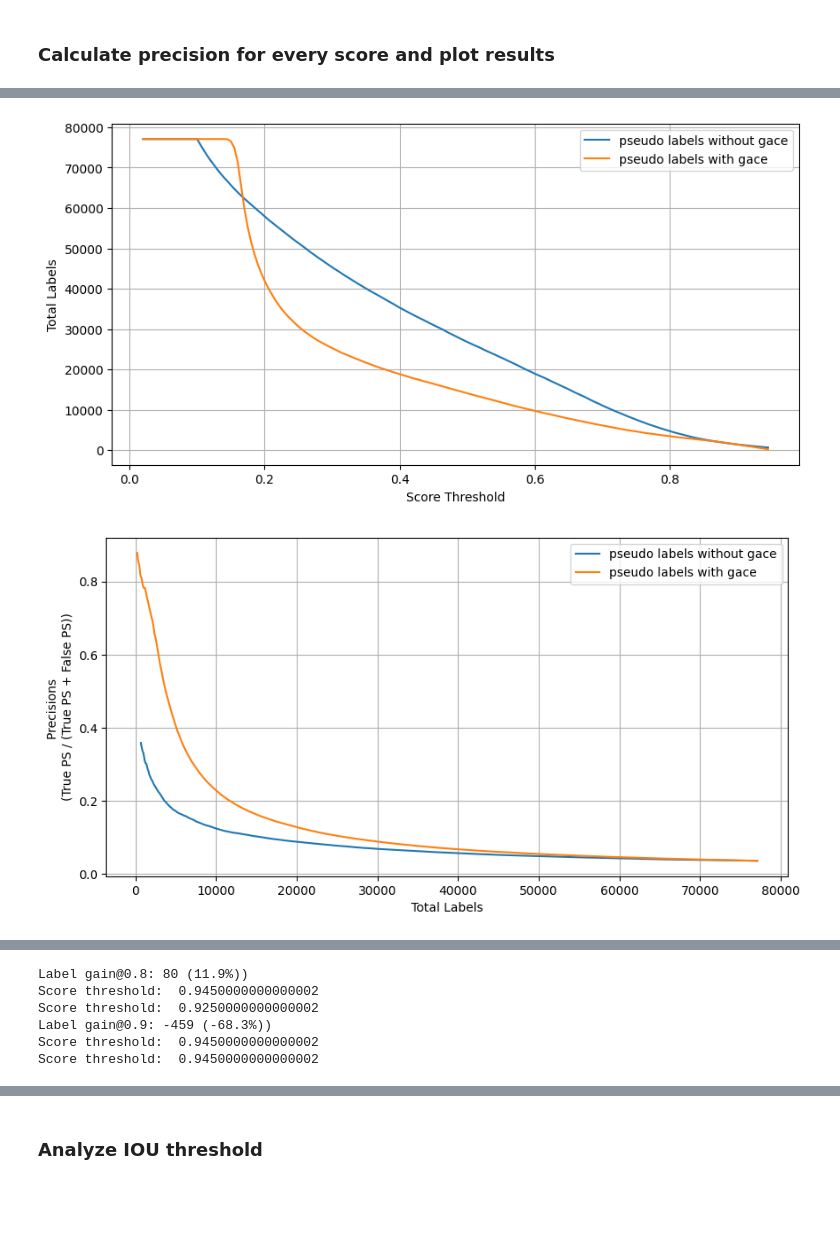
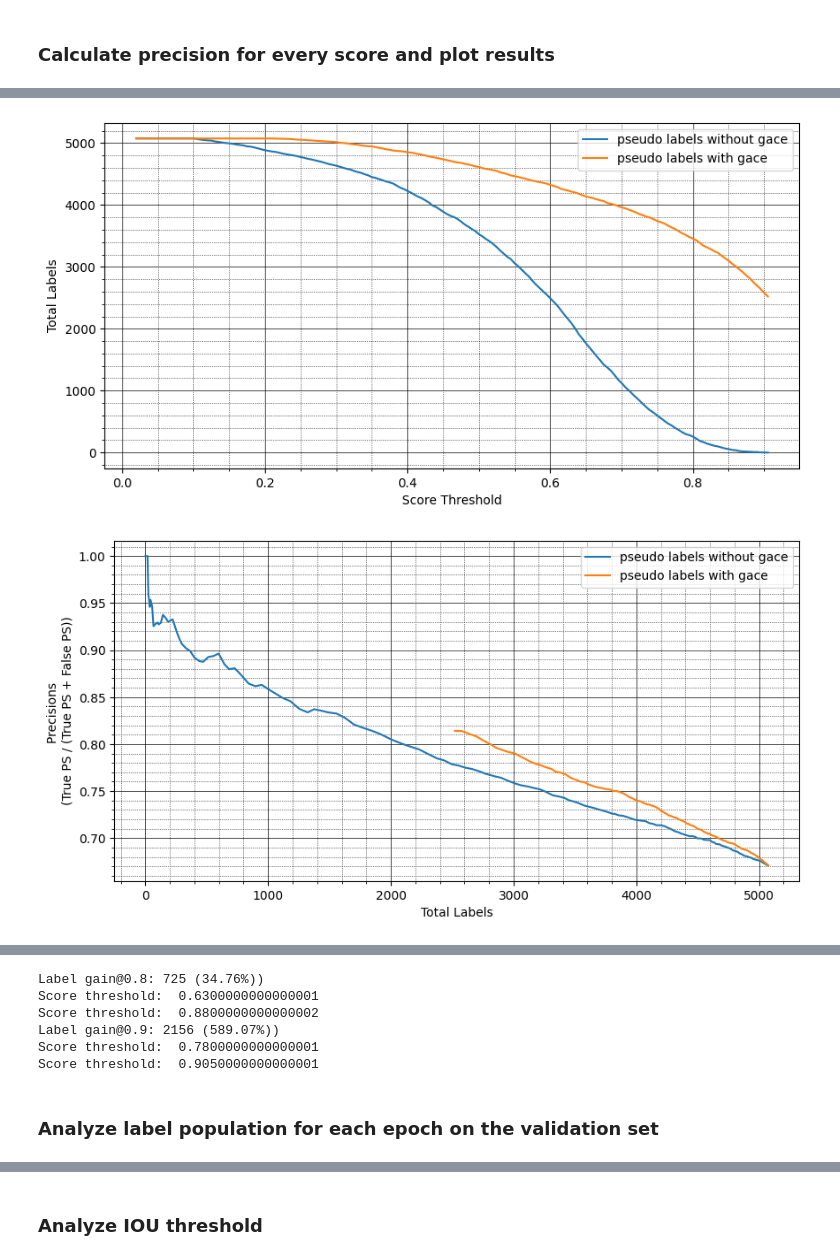
Before and after one commit to griesbchr/3DTrans, a Jupyter notebook: tools/misc/selftraining/analyze_detresults_pseudolabels.ipynb, the cells around one changed output, grey strips where cells are left out. Saved outputs shown, nothing was run; the diff lists cells and outputs as text; code cells hidden in the pictures; blank space fills up the shorter version.

```diff
--- a/tools/misc/selftraining/analyze_detresults_pseudolabels.ipynb
+++ b/tools/misc/selftraining/analyze_detresults_pseudolabels.ipynb
@@ -390,10 +390,10 @@ source_dataset_name = "avltruck"
 target_dataset_name = "zod"
 
 detections_gace = pd.DataFrame()
-results_path_gace = "/home/cgriesbacher/thesis/3DTrans/output/avltruck_models/pvrcnnpp_STzod/D16_15epochs_STzod_ft_D6_50epochs_gace/ps_label/det_annos_gace_e1.pkl"
+results_path_gace = "/home/cgriesbacher/thesis/3DTrans/output_okeanos/output/avltruck_models/pvrcnnpp_STzod/D16_20epochs_STzod_ft_D6_50epochs_fov_gace_labelupdate_1/ps_label/det_annos_gace_e5.pkl"
 detections_gace = load_detections(results_path_gace, detections_gace, train_dataset=source_dataset_name, eval_dataset=target_dataset_name+"_gace")
 
 detections_no_gace = pd.DataFrame()
-results_path_no_gace = "/home/cgriesbacher/thesis/3DTrans/output/avltruck_models/pvrcnnpp_STzod/D16_15epochs_STzod_ft_D6_50epochs_gace/ps_label/det_annos_e1.pkl"
+results_path_no_gace = "/home/cgriesbacher/thesis/3DTrans/output_okeanos/output/avltruck_models/pvrcnnpp_STzod/D16_20epochs_STzod_ft_D6_50epochs_fov_gace_labelupdate_1/ps_label/det_annos_e5.pkl"
 detections_no_gace = load_detections(results_path_no_gace, detections_no_gace, train_dataset=source_dataset_name, eval_dataset=target_dataset_name)
 # %% [output]
@@ -658,7 +715,7 @@ Try using .loc[row_indexer,col_indexer] = value instead
 See the caveats in the documentation: https://pandas.pydata.org/pandas-docs/stable/user_guide/indexing.html#returning-a-view-versus-a-copy
   gt_labels[f'detected_{iou_threshold}'] = gt_labels['iou'] >= iou_threshold
 # %%
-clss = "Cyclist"
+clss = "Pedestrian"
 detections_class = detections[detections['name'] == clss]
 detections_gace = detections_class[detections_class['with_gace'] == True]
 detections_no_gace = detections_class[detections_class['with_gace'] == False]
@@ -670,5 +727,21 @@ print("")
 print("detected frames")
 print(len(detections_gace["frame_id"].unique()))
 print(len(detections_no_gace["frame_id"].unique()))
+
+pos_scorethreshmap = {
+    "Vehicle": 0.85,
+    "Pedestrian": 0.75,
+    "Cyclist": 0.85,
+    "Truck": 0.90,
+}
+neg_scorethreshmap = {
+    "Vehicle": 0.3,
+    "Pedestrian": 0.4,
+    "Cyclist": 0.5,
+    "Truck": 0.60,
+}
+
+pos_score_thresh = pos_scorethreshmap[clss]
+neg_score_thresh = neg_scorethreshmap[clss]
 # %% [output]
 detected objects
@@ -885,7 +1021,9 @@ def plot_precisions(detections, label, iou_threshold, detections2=None, label2=N
     plt.xlabel("Score Threshold")
     plt.ylabel("Precisions \n(True PS / (True PS + False PS))")
     plt.legend()
-    plt.grid(True)
+    plt.minorticks_on()
+    plt.grid(which='major', linestyle='-', linewidth='0.5', color='black')
+    plt.grid(which='minor', linestyle=':', linewidth='0.5', color='black')
     plt.show()
 
     #plot score threshold vs total labels
@@ -896,7 +1034,9 @@ def plot_precisions(detections, label, iou_threshold, detections2=None, label2=N
     plt.xlabel("Score Threshold")
     plt.ylabel("Total Labels")
     plt.legend()
-    plt.grid(True)
+    plt.minorticks_on()
+    plt.grid(which='major', linestyle='-', linewidth='0.5', color='black')
+    plt.grid(which='minor', linestyle=':', linewidth='0.5', color='black')
     plt.show()
 
     plt.figure(figsize=(10, 5))
@@ -906,7 +1046,9 @@ def plot_precisions(detections, label, iou_threshold, detections2=None, label2=N
     plt.xlabel("Total Labels")
     plt.ylabel("Precisions \n(True PS / (True PS + False PS))")
     plt.legend()
-    plt.grid(True)
+    plt.minorticks_on()
+    plt.grid(which='major', linestyle='-', linewidth='0.5', color='black')
+    plt.grid(which='minor', linestyle=':', linewidth='0.5', color='black')
     plt.show()
 
 
@@ -924,7 +1066,9 @@ def plot_precisions(detections, label, iou_threshold, detections2=None, label2=N
         plt.xlabel("Precision")
         plt.ylabel("Label Gain in %")
         plt.legend()
-        plt.grid(True)
+        plt.minorticks_on()
+        plt.grid(which='major', linestyle='-', linewidth='0.5', color='black')
+        plt.grid(which='minor', linestyle=':', linewidth='0.5', color='black')
         plt.show()
 
     if detections2 is not None:
@@ -946,2 +1090,2 @@ plot_precisions(detections_no_gace, "pseudo labels without gace", 0.1, detection
-[figure, old version]
+[figure, new version]
-[figure, old version]
+[figure, new version]
@@ -949,6 +1093,8 @@ plot_precisions(detections_no_gace, "pseudo labels without gace", 0.1, detection
-Label gain@0.8: 80 (11.9%))
-Score threshold:  0.9450000000000002
-Score threshold:  0.9250000000000002
-Label gain@0.9: -459 (-68.3%))
-Score threshold:  0.9450000000000002
-Score threshold:  0.9450000000000002
+Label gain@0.8: 725 (34.76%))
+Score threshold:  0.6300000000000001
+Score threshold:  0.8800000000000002
+Label gain@0.9: 2156 (589.07%))
+Score threshold:  0.7800000000000001
+Score threshold:  0.9050000000000001
+# %% [markdown]
+### Analyze label population for each epoch on the validation set
```
Also changed, not shown: parts of 15 cells of this notebook, 9 other files.
